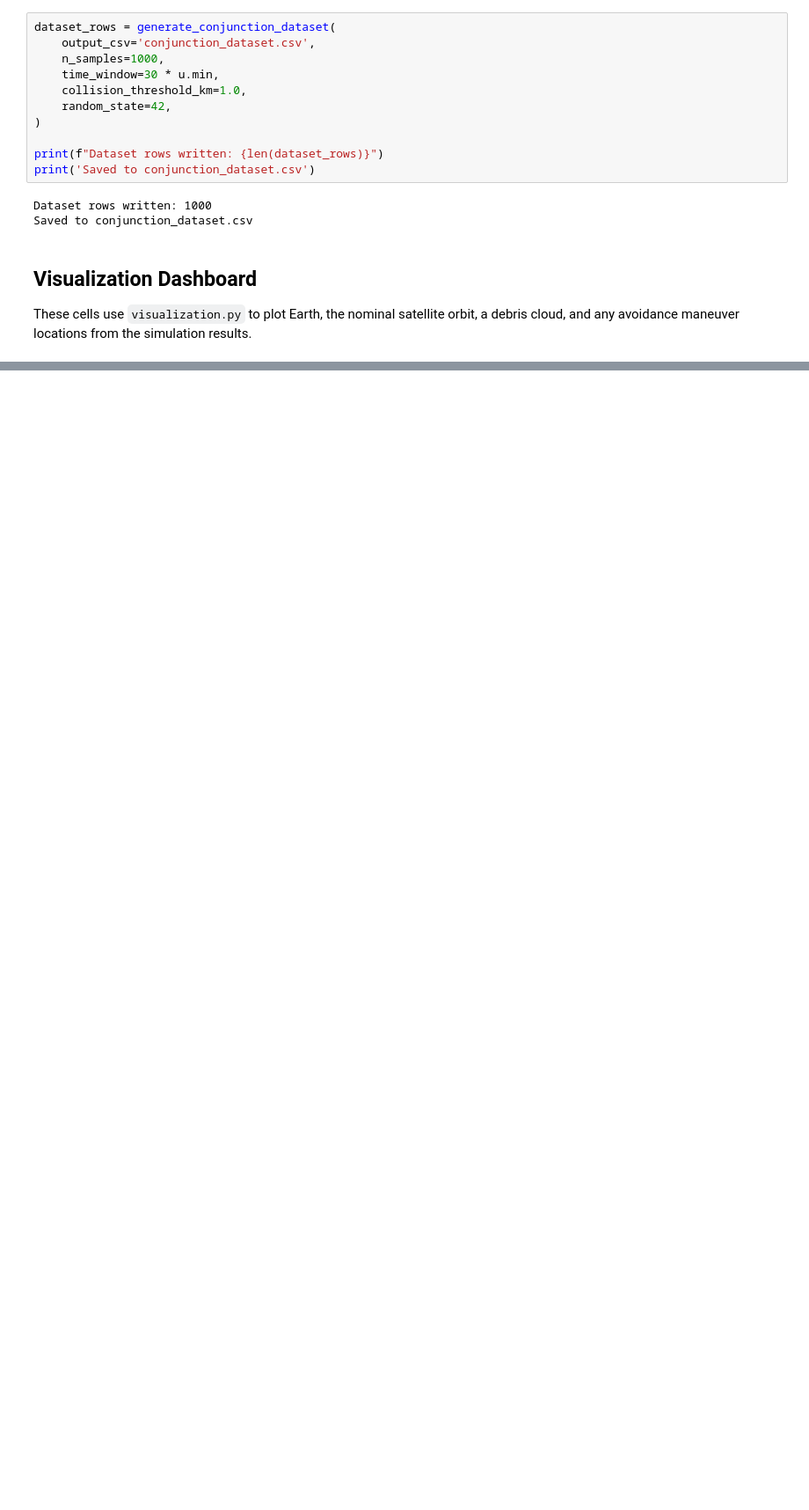
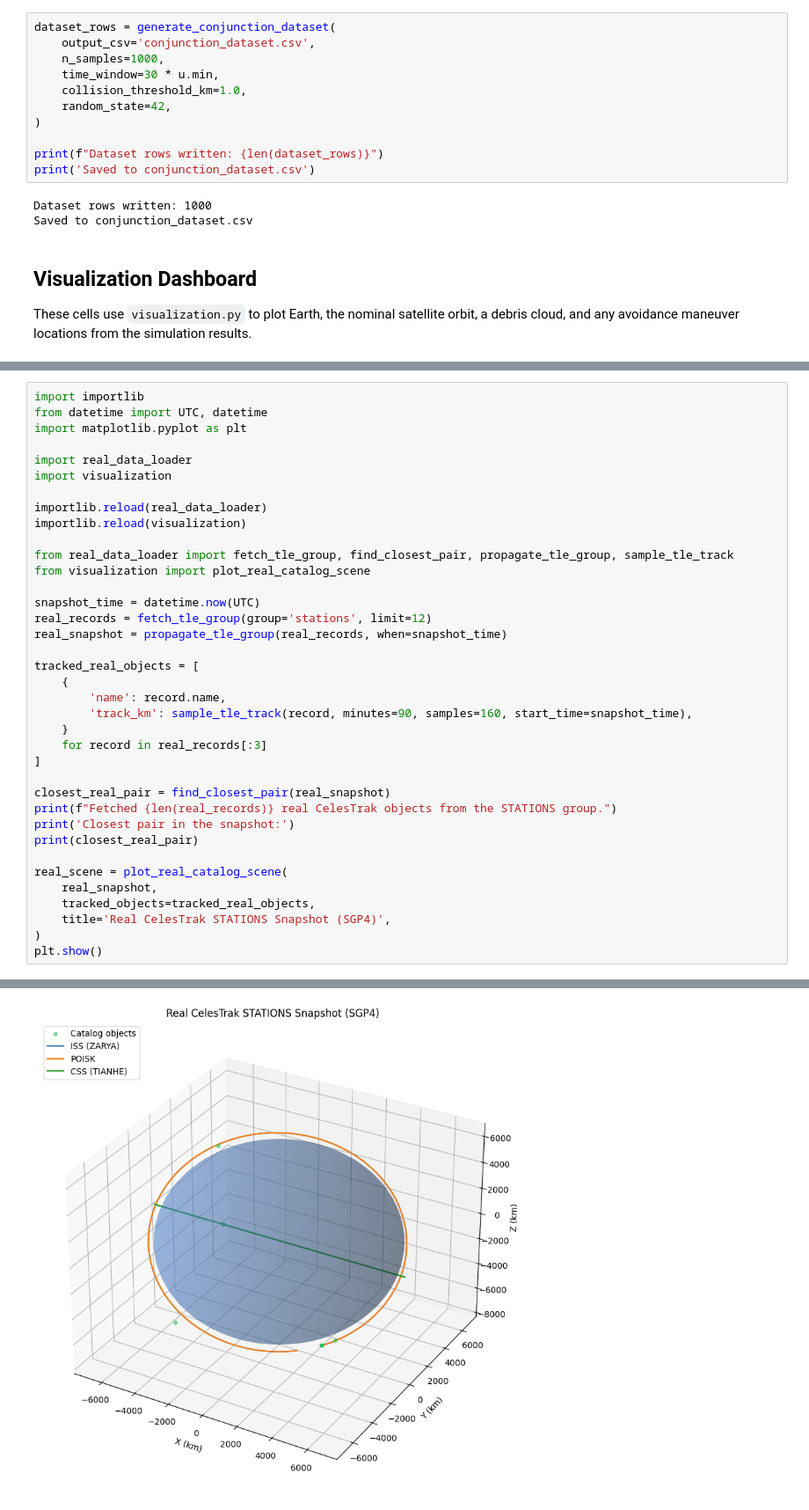
Before and after one commit to SuyashK-ops/Autonomous-Satellite-Collision-Avoidance-System, a Jupyter notebook: 2nd Simulation.ipynb, the cells around one changed output, grey strips where cells are left out. Shown at 88% size. Saved outputs shown, nothing was run; the diff lists cells and outputs as text; blank space fills up the shorter version.

Commit message:
Added real data from CelesTrak and using spg4 to propagate some stuff

```diff
--- a/2nd Simulation.ipynb
+++ b/2nd Simulation.ipynb
@@ -295,0 +299,38 @@ Step 653: debris #199 | predicted min distance = 65.956 km | delta-v = 0.250 m/s
+# %%
+import importlib
+from datetime import UTC, datetime
+import matplotlib.pyplot as plt
+
+import real_data_loader
+import visualization
+
+importlib.reload(real_data_loader)
+importlib.reload(visualization)
+
+from real_data_loader import fetch_tle_group, find_closest_pair, propagate_tle_group, sample_tle_track
+from visualization import plot_real_catalog_scene
+
+snapshot_time = datetime.now(UTC)
+real_records = fetch_tle_group(group='stations', limit=12)
+real_snapshot = propagate_tle_group(real_records, when=snapshot_time)
+
+tracked_real_objects = [
+    {
+        'name': record.name,
+        'track_km': sample_tle_track(record, minutes=90, samples=160, start_time=snapshot_time),
+    }
+    for record in real_records[:3]
+]
+
+closest_real_pair = find_closest_pair(real_snapshot)
+print(f"Fetched {len(real_records)} real CelesTrak objects from the STATIONS group.")
+print('Closest pair in the snapshot:')
+print(closest_real_pair)
+
+real_scene = plot_real_catalog_scene(
+    real_snapshot,
+    tracked_objects=tracked_real_objects,
+    title='Real CelesTrak STATIONS Snapshot (SGP4)',
+)
+plt.show()
+# %% [output]
@@ -295,0 +340 @@ Step 653: debris #199 | predicted min distance = 65.956 km | delta-v = 0.250 m/s
+[figure, added]
```
Also changed, not shown: parts of 5 cells of this notebook, 3 other files.
